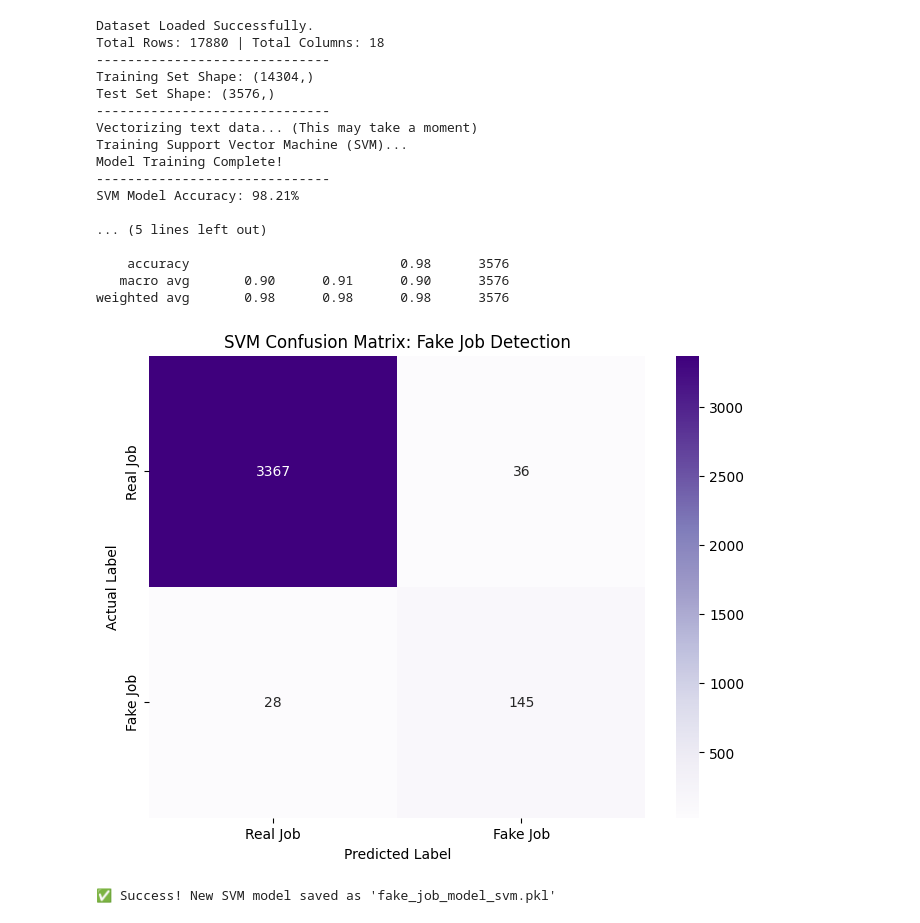
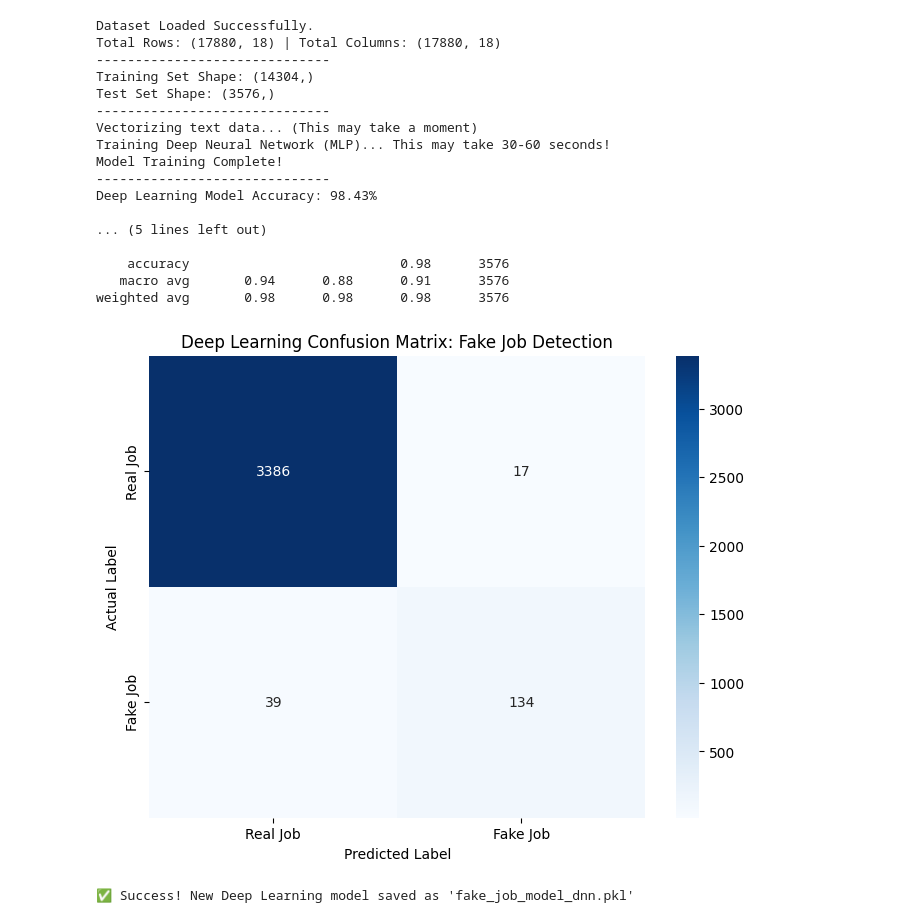
Before and after one commit to RajeevRayagada/fake-job-detection, a Jupyter notebook: fake_job_model_v1.ipynb, the cells around one changed output. Drawn from its saved outputs; the diff is of its cells as text; code cells hidden in the pictures.

Commit message:
Final V3.0: Deployed Deep Neural Network (MLP) with 98.4% Accuracy

```diff
--- a/fake_job_model_v1.ipynb
+++ b/fake_job_model_v1.ipynb
@@ -7,10 +7,10 @@ import numpy as np
 import matplotlib.pyplot as plt
 import seaborn as sns
 import joblib
-import xgboost as xgb # NEW: Importing XGBoost
 
 from sklearn.model_selection import train_test_split
 from sklearn.feature_extraction.text import TfidfVectorizer
+from sklearn.neural_network import MLPClassifier # NEW: Deep Learning Library
 from sklearn.metrics import accuracy_score, classification_report, confusion_matrix
 
 # ==========================================
@@ -19,7 +19,7 @@ from sklearn.metrics import accuracy_score, classification_report, confusion_mat
 df = pd.read_csv("fake_job_postings.csv")
 
 print(f"Dataset Loaded Successfully.")
-print(f"Total Rows: {df.shape[0]} | Total Columns: {df.shape[1]}")
+print(f"Total Rows: {df.shape} | Total Columns: {df.shape}")
 print("-" * 30)
 
 # ==========================================
@@ -57,69 +57,70 @@ X_train_tfidf = tfidf.fit_transform(X_train)
 X_test_tfidf = tfidf.transform(X_test)
 
 # ==========================================
-# 6. MODEL TRAINING (Support Vector Machine)
+# 6. MODEL TRAINING (Deep Neural Network)
 # ==========================================
-from sklearn.svm import LinearSVC
-from sklearn.metrics import accuracy_score, classification_report, confusion_matrix
-import matplotlib.pyplot as plt
-import seaborn as sns
-import joblib
+# Initialize the Multi-Layer Perceptron (Deep Learning)
+# 2 Hidden Layers (100 neurons, then 50 neurons)
+dl_model = MLPClassifier(hidden_layer_sizes=(100, 50),
+                         activation='relu',
+                         solver='adam',
+                         max_iter=300,
+                         random_state=42)
 
-# LinearSVC is lightning fast and perfect for TF-IDF text data
-# class_weight='balanced' ensures we still catch the fake jobs
-svm_model = LinearSVC(class_weight='balanced', random_state=42, max_iter=2000)
-
-print("Training Support Vector Machine (SVM)...")
-svm_model.fit(X_train_tfidf, y_train)
+print("Training Deep Neural Network (MLP)... This may take 30-60 seconds!")
+dl_model.fit(X_train_tfidf, y_train)
 print("Model Training Complete!")
 print("-" * 30)
 
 # ==========================================
 # 7. EVALUATION
 # ==========================================
-y_pred_svm = svm_model.predict(X_test_tfidf)
+y_pred_dl = dl_model.predict(X_test_tfidf)
 
-accuracy_svm = accuracy_score(y_test, y_pred_svm)
-print(f"SVM Model Accuracy: {accuracy_svm * 100:.2f}%")
-print("\n--- SVM CLASSIFICATION REPORT ---")
-print(classification_report(y_test, y_pred_svm))
+accuracy_dl = accuracy_score(y_test, y_pred_dl)
+print(f"Deep Learning Model Accuracy: {accuracy_dl * 100:.2f}%")
+print("\n--- DEEP LEARNING CLASSIFICATION REPORT ---")
+print(classification_report(y_test, y_pred_dl))
 
 # ==========================================
 # 8. VISUALIZATION (Confusion Matrix)
 # ==========================================
 plt.figure(figsize=(8, 6))
-cm_svm = confusion_matrix(y_test, y_pred_svm)
+cm_dl = confusion_matrix(y_test, y_pred_dl)
 
-sns.heatmap(cm_svm, annot=True, fmt='d', cmap='Purples',
+# Switched the color map to 'Blues' so you have a fresh look for the DL model
+sns.heatmap(cm_dl, annot=True, fmt='d', cmap='Blues',
             xticklabels=['Real Job', 'Fake Job'],
             yticklabels=['Real Job', 'Fake Job'])
 plt.xlabel('Predicted Label')
 plt.ylabel('Actual Label')
-plt.title('SVM Confusion Matrix: Fake Job Detection')
+plt.title('Deep Learning Confusion Matrix: Fake Job Detection')
 plt.show()
 
 # ==========================================
 # 9. SAVE MODELS FOR WEB APP
 # ==========================================
-joblib.dump(svm_model, 'fake_job_model_svm.pkl')
-print("✅ Success! New SVM model saved as 'fake_job_model_svm.pkl'")
+joblib.dump(dl_model, 'fake_job_model_dnn.pkl')
+joblib.dump(tfidf, 'tfidf_vectorizer.pkl') # Saving this again just to be safe!
+
+print("✅ Success! New Deep Learning model saved as 'fake_job_model_dnn.pkl'")
 # %% [output]
 Dataset Loaded Successfully.
-Total Rows: 17880 | Total Columns: 18
+Total Rows: (17880, 18) | Total Columns: (17880, 18)
 ------------------------------
 Training Set Shape: (14304,)
 Test Set Shape: (3576,)
 ------------------------------
 Vectorizing text data... (This may take a moment)
-Training Support Vector Machine (SVM)...
+Training Deep Neural Network (MLP)... This may take 30-60 seconds!
 Model Training Complete!
 ------------------------------
-SVM Model Accuracy: 98.21%
+Deep Learning Model Accuracy: 98.43%
 
 ... (5 lines left out)
 
     accuracy                           0.98      3576
-   macro avg       0.90      0.91      0.90      3576
+   macro avg       0.94      0.88      0.91      3576
 weighted avg       0.98      0.98      0.98      3576
-[figure, old version]
+[figure, new version]
-✅ Success! New SVM model saved as 'fake_job_model_svm.pkl'
+✅ Success! New Deep Learning model saved as 'fake_job_model_dnn.pkl'
```
Also changed, not shown: 4 other files.
